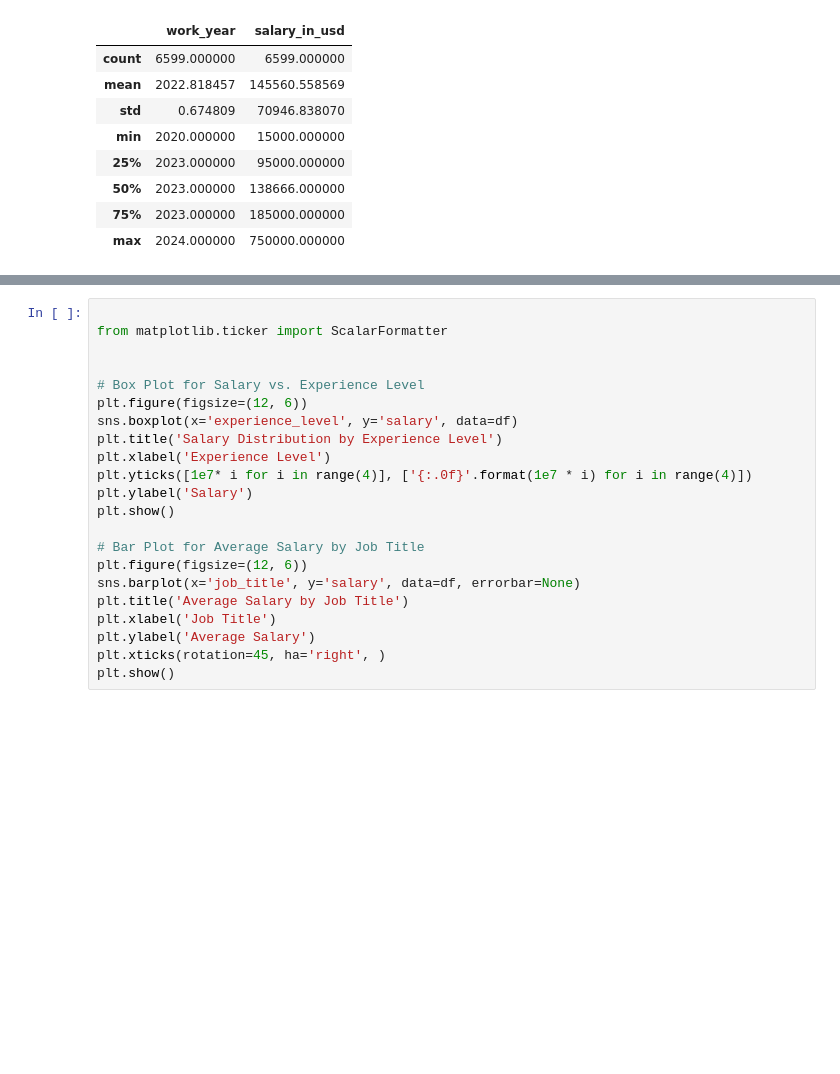
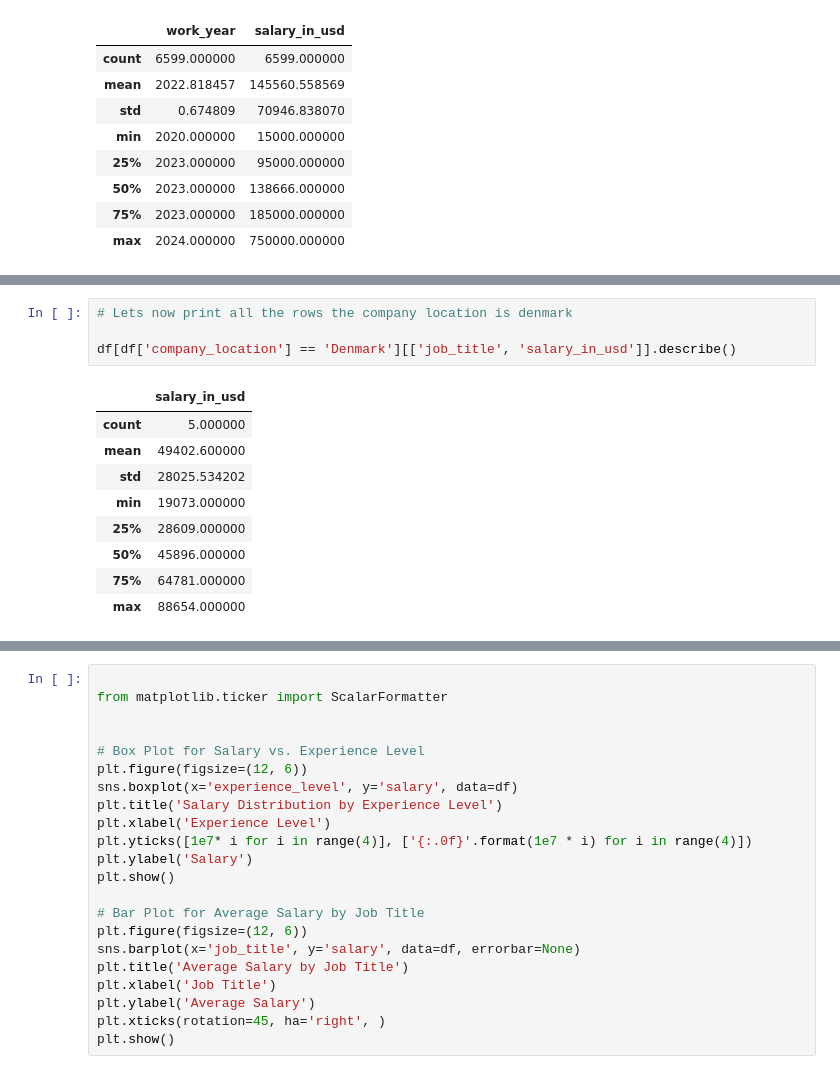
Before and after one commit to Peter537/Dat4-BI-Exam, a Jupyter notebook: main.ipynb, the cells around one changed output, grey strips where cells are left out. Saved outputs shown, nothing was run; the diff lists cells and outputs as text; blank space fills up the shorter version.

```diff
--- a/main.ipynb
+++ b/main.ipynb
@@ -133,0 +169,14 @@ df[['work_year', 'salary_in_usd']].describe() # måske fjern ?
+# %%
+# Lets now print all the rows the company location is denmark
+
+df[df['company_location'] == 'Denmark'][['job_title', 'salary_in_usd']].describe()
+# %% [output]
+|  | salary_in_usd |
+| count | 5.000000 |
+| mean | 49402.600000 |
+| std | 28025.534202 |
+| min | 19073.000000 |
+| 25% | 28609.000000 |
+| 50% | 45896.000000 |
+| 75% | 64781.000000 |
+| max | 88654.000000 |
```
Also changed, not shown: parts of 20 cells of this notebook, 1 other file.
